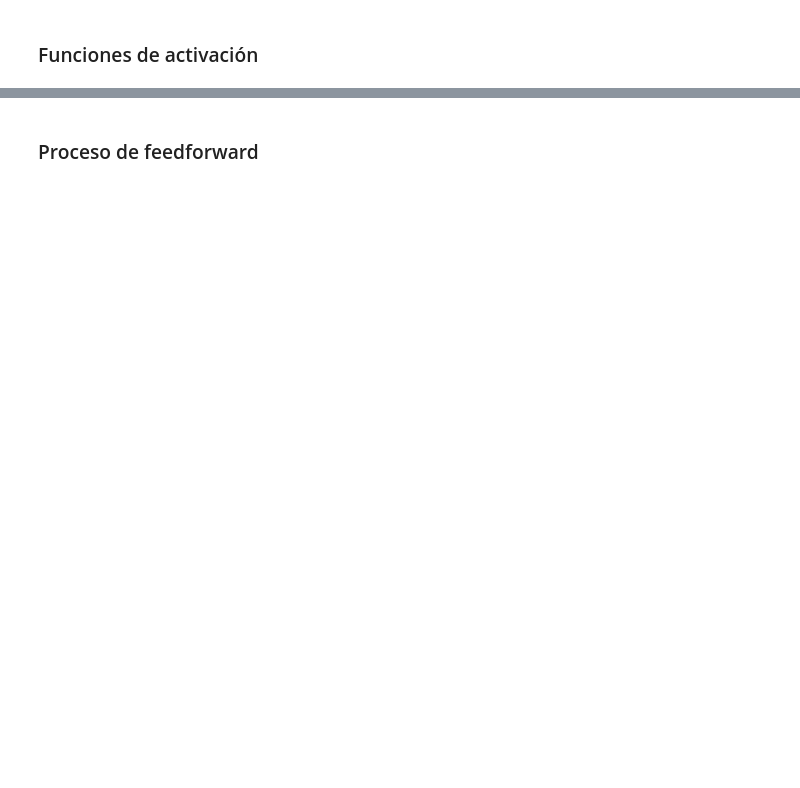
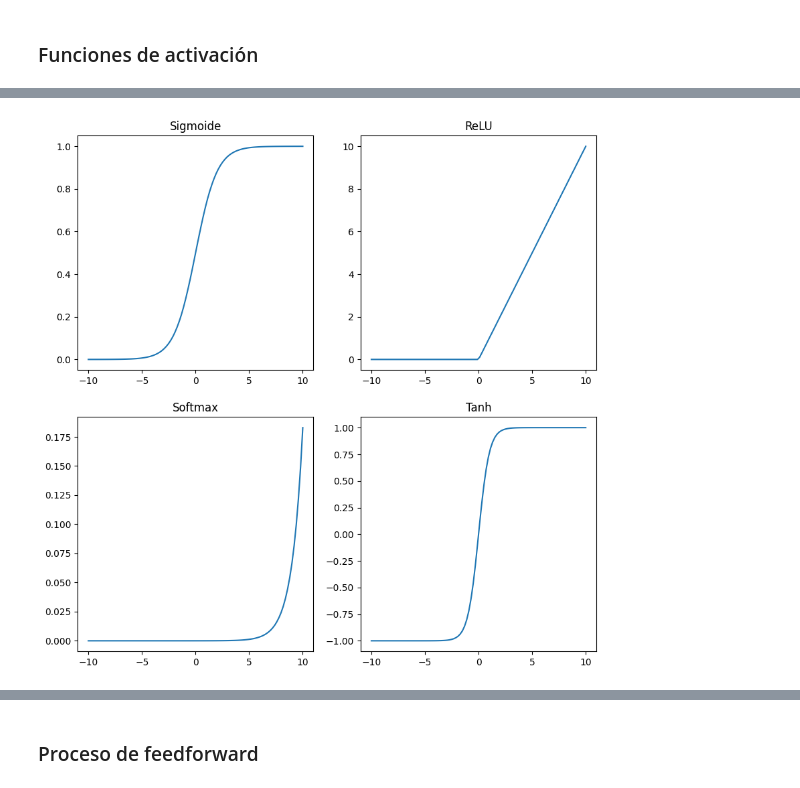
Before and after one commit to DanAndCastRod/python_DataScience, a Jupyter notebook: session11-deeplearning-tf-keras.ipynb, the cells around one changed output, grey strips where cells are left out. Cells and saved outputs as stored; diff of their text form; code cells hidden in the pictures; blank space fills up the shorter version.

```diff
--- a/session11-deeplearning-tf-keras.ipynb
+++ b/session11-deeplearning-tf-keras.ipynb
@@ -49,0 +264,44 @@ El término "Deep" en Deep Learning se refiere a la cantidad de capas a través
+# %%
+import matplotlib.pyplot as plt
+import numpy as np
+
+# Definición de las funciones
+def sigmoid(x):
+    return 1 / (1 + np.exp(-x))
+
+def relu(x):
+    return np.maximum(0, x)
+
+def softmax(x):
+    e_x = np.exp(x - np.max(x))
+    return e_x / e_x.sum()
+
+def tanh(x):
+    return np.tanh(x)
+
+# Creación de los datos
+x = np.linspace(-10, 10, 100)
+
+# Creación de la figura y los ejes
+fig, axs = plt.subplots(2, 2, figsize=(10, 10))
+
+# Sigmoide
+axs[0, 0].plot(x, sigmoid(x))
+axs[0, 0].set_title('Sigmoide')
+
+# ReLU
+axs[0, 1].plot(x, relu(x))
+axs[0, 1].set_title('ReLU')
+
+# Softmax
+axs[1, 0].plot(x, softmax(x))
+axs[1, 0].set_title('Softmax')
+
+# Tanh
+axs[1, 1].plot(x, tanh(x))
+axs[1, 1].set_title('Tanh')
+
+# Mostrar la figura
+plt.show()
+# %% [output]
+[figure, added]
```
Also changed, not shown: parts of 37 cells of this notebook, 1 other file.
